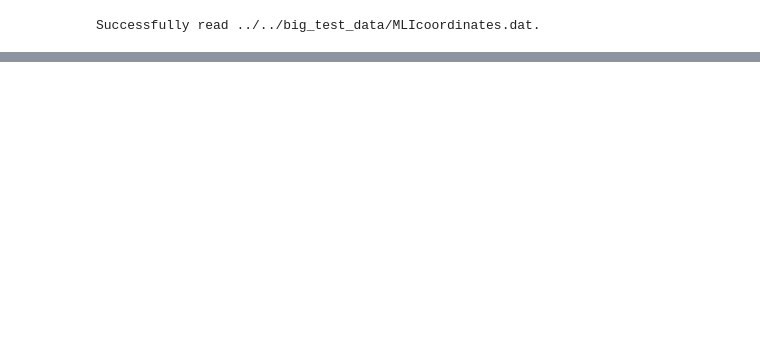
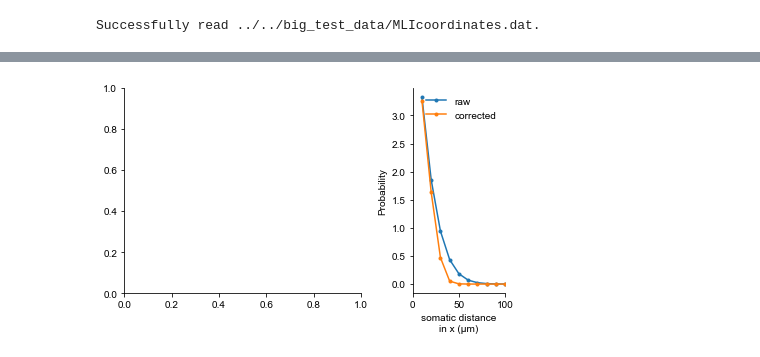
Before and after one commit to CNS-OIST/pycabnn, a Jupyter notebook: notebooks/MLI_3D_con.ipynb, the cells around one changed output, grey strips where cells are left out. Saved outputs shown, nothing was run; the diff lists cells and outputs as text; code cells hidden in the pictures; blank space fills up the shorter version.

```diff
--- a/notebooks/MLI_3D_con.ipynb
+++ b/notebooks/MLI_3D_con.ipynb
@@ -54,0 +71,59 @@ pps = [pp for pp in d if mlipop.dends.idx[pp[0]]!=mlipop.dends.idx[pp[1]]]
+# %%
+z1c = mlipop.som[gap_cons.source]
+z2c = mlipop.som[gap_cons.target]
+
+z1 = np.zeros((z1c.shape[0], 2))
+z2 = np.zeros((z2c.shape[0], 2))
+
+z1 = z1c[:,1:]
+z2 = z2c[:,1:]
+
+dist_yz = np.linalg.norm(z1 - z2, axis=-1)
+
+z1 = np.zeros((z1c.shape[0], 1))
+z2 = np.zeros((z2c.shape[0], 1))
+
+z1 = z1c[:,0]
+z2 = z2c[:,0]
+
+dist_x = np.abs(z1 - z2)
+# %%
+n, x = np.histogram(dist_yz, np.arange(0, 220, 20))
+n = n/1e7
+# n0, x0 = np.histogram(dist0, np.arange(201))
+
+fig = plt.figure(figsize=(4*1.5,2.5*1.5))
+gs = fig.add_gridspec(1, 3)
+ax = fig.add_subplot(gs[0, 0:2])
+
+# xc = (x[:-1]+x[1:])/2
+# ax.plot(xc, n, '.-', label='raw')
+# # ax.plot(xc, n*1/(1+np.exp((x[:-1]-30)/24)), '.-', label='corrected')
+# ax.plot(xc, n*np.exp(-xc/48), '.-', label='corrected')
+# # ax.plot(x0[:-1], n0)
+# ax.set(
+#     xlim=[0, 200],
+#     xlabel='somatic distance\nin y-z (μm)',
+#     ylabel='Probability'
+# )
+# # ax.legend()
+
+
+n, x = np.histogram(dist_x, np.arange(5, 111, 10))
+n = n/1e7
+
+ax = fig.add_subplot(gs[0, 2])
+xc = (x[:-1]+x[1:])/2
+ax.plot(xc, n, '.-', label='raw')
+ax.plot(xc, n*1/(1+np.exp((x[:-1]-25)/5)), '.-', label='corrected')
+ax.set(
+    xlim=[0, 100],
+    xlabel='somatic distance\nin x (μm)',
+    ylabel='Probability'
+)
+ax.legend()
+
+plt.tight_layout()
+# plt.savefig('ngap_vs_dist.png', dpi=60)
+# %% [output]
+[figure, added]
```
Also changed, not shown: parts of 35 cells of this notebook, 3 other files.
